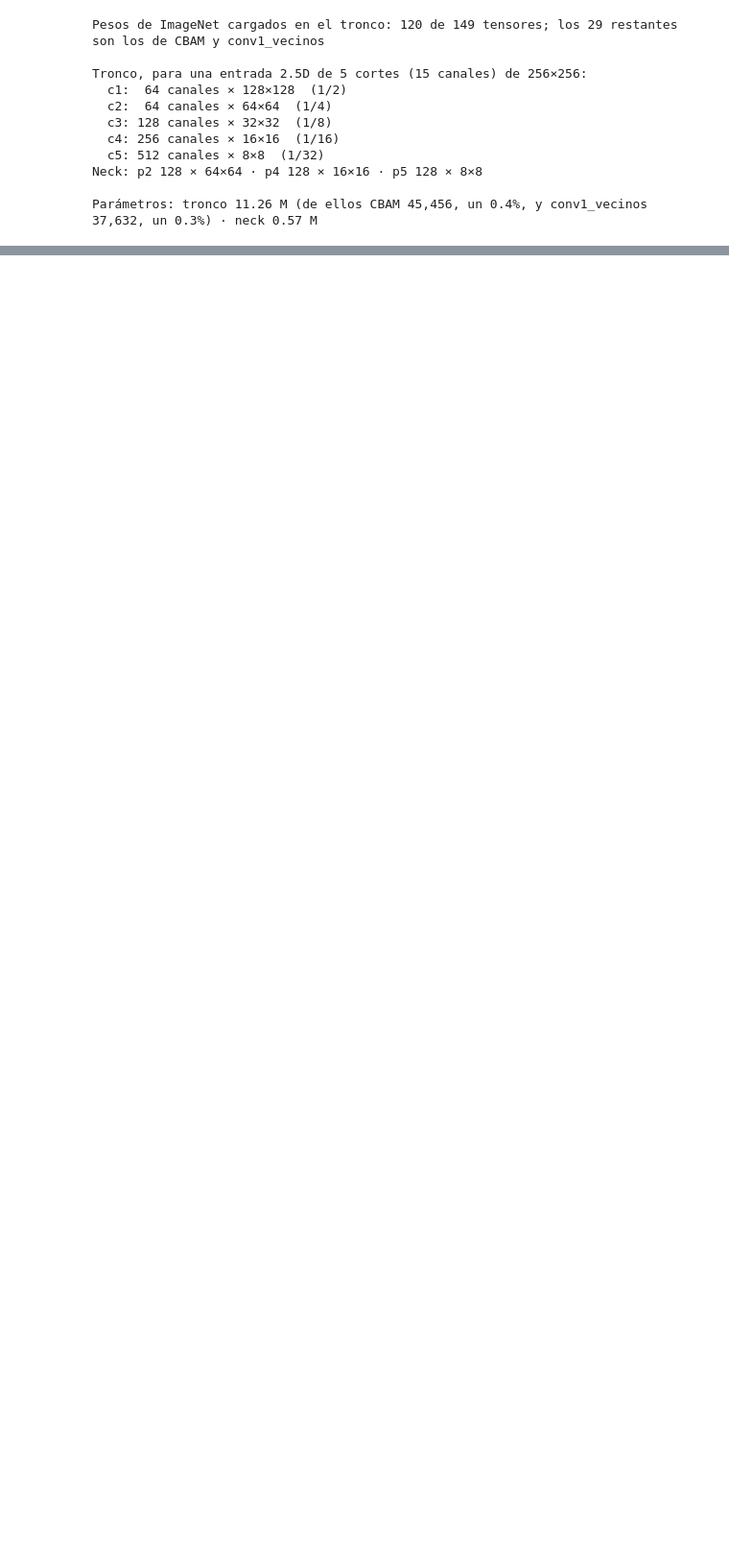
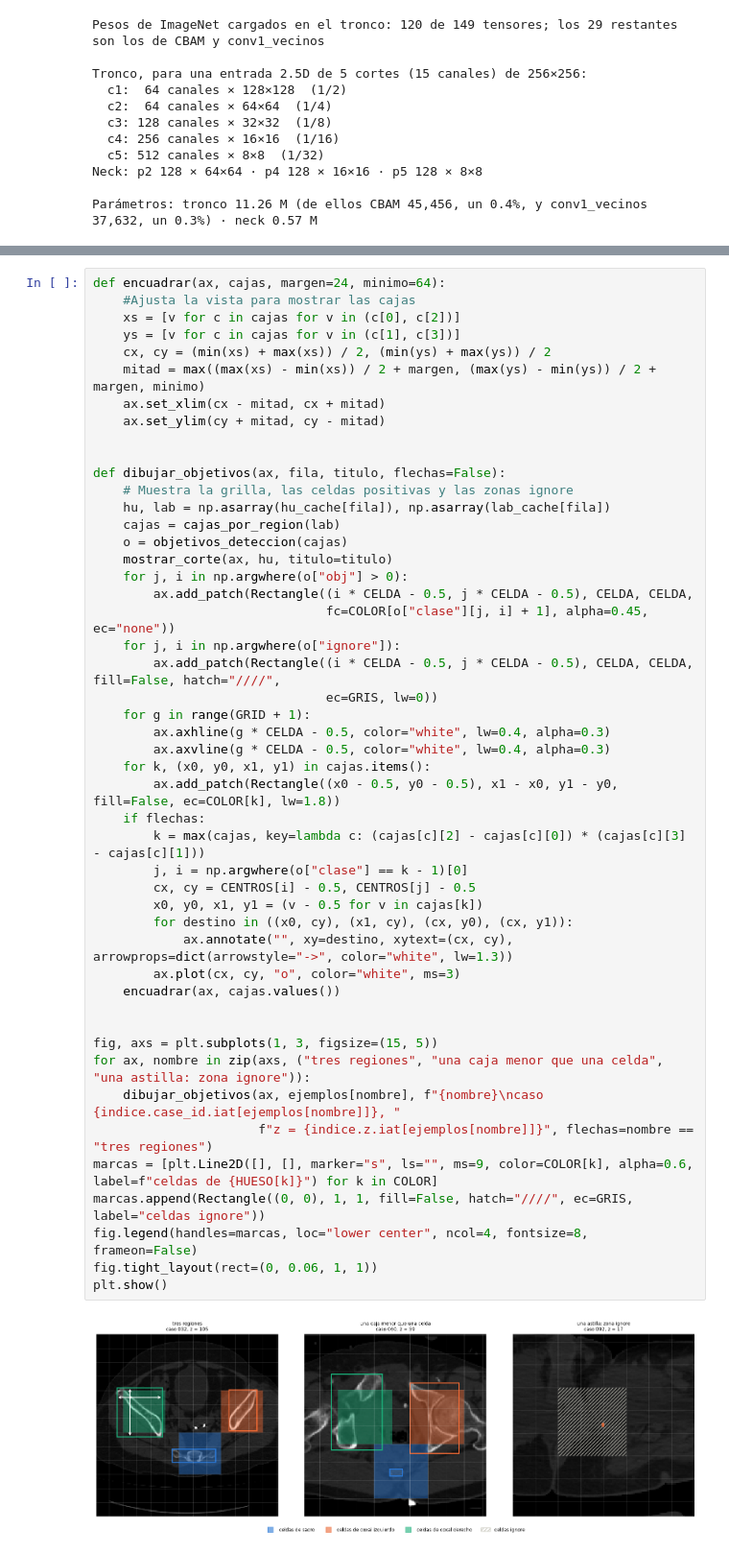
Before and after one commit to MarcAragon/proyecto_pengwin, a Jupyter notebook: Pengwin.ipynb, the cells around one changed output, grey strips where cells are left out. Shown at 96% size. Cells and saved outputs as stored; diff of their text form; blank space fills up the shorter version.

```diff
--- a/Pengwin.ipynb
+++ b/Pengwin.ipynb
@@ -1800,0 +1961,50 @@ Parámetros: tronco 11.26 M (de ellos CBAM 45,456, un 0.4%, y conv1_vecinos 37,6
+# %%
+def encuadrar(ax, cajas, margen=24, minimo=64):
+    #Ajusta la vista para mostrar las cajas
+    xs = [v for c in cajas for v in (c[0], c[2])]
+    ys = [v for c in cajas for v in (c[1], c[3])]
+    cx, cy = (min(xs) + max(xs)) / 2, (min(ys) + max(ys)) / 2
+    mitad = max((max(xs) - min(xs)) / 2 + margen, (max(ys) - min(ys)) / 2 + margen, minimo)
+    ax.set_xlim(cx - mitad, cx + mitad)
+    ax.set_ylim(cy + mitad, cy - mitad)
+
+
+def dibujar_objetivos(ax, fila, titulo, flechas=False):
+    # Muestra la grilla, las celdas positivas y las zonas ignore
+    hu, lab = np.asarray(hu_cache[fila]), np.asarray(lab_cache[fila])
+    cajas = cajas_por_region(lab)
+    o = objetivos_deteccion(cajas)
+    mostrar_corte(ax, hu, titulo=titulo)
+    for j, i in np.argwhere(o["obj"] > 0):
+        ax.add_patch(Rectangle((i * CELDA - 0.5, j * CELDA - 0.5), CELDA, CELDA,
+                               fc=COLOR[o["clase"][j, i] + 1], alpha=0.45, ec="none"))
+    for j, i in np.argwhere(o["ignore"]):
+        ax.add_patch(Rectangle((i * CELDA - 0.5, j * CELDA - 0.5), CELDA, CELDA, fill=False, hatch="////",
+                               ec=GRIS, lw=0))
+    for g in range(GRID + 1):
+        ax.axhline(g * CELDA - 0.5, color="white", lw=0.4, alpha=0.3)
+        ax.axvline(g * CELDA - 0.5, color="white", lw=0.4, alpha=0.3)
+    for k, (x0, y0, x1, y1) in cajas.items():
+        ax.add_patch(Rectangle((x0 - 0.5, y0 - 0.5), x1 - x0, y1 - y0, fill=False, ec=COLOR[k], lw=1.8))
+    if flechas:
+        k = max(cajas, key=lambda c: (cajas[c][2] - cajas[c][0]) * (cajas[c][3] - cajas[c][1]))
+        j, i = np.argwhere(o["clase"] == k - 1)[0]
+        cx, cy = CENTROS[i] - 0.5, CENTROS[j] - 0.5
+        x0, y0, x1, y1 = (v - 0.5 for v in cajas[k])
+        for destino in ((x0, cy), (x1, cy), (cx, y0), (cx, y1)):
+            ax.annotate("", xy=destino, xytext=(cx, cy), arrowprops=dict(arrowstyle="->", color="white", lw=1.3))
+        ax.plot(cx, cy, "o", color="white", ms=3)
+    encuadrar(ax, cajas.values())
+
+
+fig, axs = plt.subplots(1, 3, figsize=(15, 5))
+for ax, nombre in zip(axs, ("tres regiones", "una caja menor que una celda", "una astilla: zona ignore")):
+    dibujar_objetivos(ax, ejemplos[nombre], f"{nombre}\ncaso {indice.case_id.iat[ejemplos[nombre]]}, "
+                      f"z = {indice.z.iat[ejemplos[nombre]]}", flechas=nombre == "tres regiones")
+marcas = [plt.Line2D([], [], marker="s", ls="", ms=9, color=COLOR[k], alpha=0.6, label=f"celdas de {HUESO[k]}") for k in COLOR]
+marcas.append(Rectangle((0, 0), 1, 1, fill=False, hatch="////", ec=GRIS, label="celdas ignore"))
+fig.legend(handles=marcas, loc="lower center", ncol=4, fontsize=8, frameon=False)
+fig.tight_layout(rect=(0, 0.06, 1, 1))
+plt.show()
+# %% [output]
+[figure, added]
```
Also changed, not shown: parts of 9 cells of this notebook.
